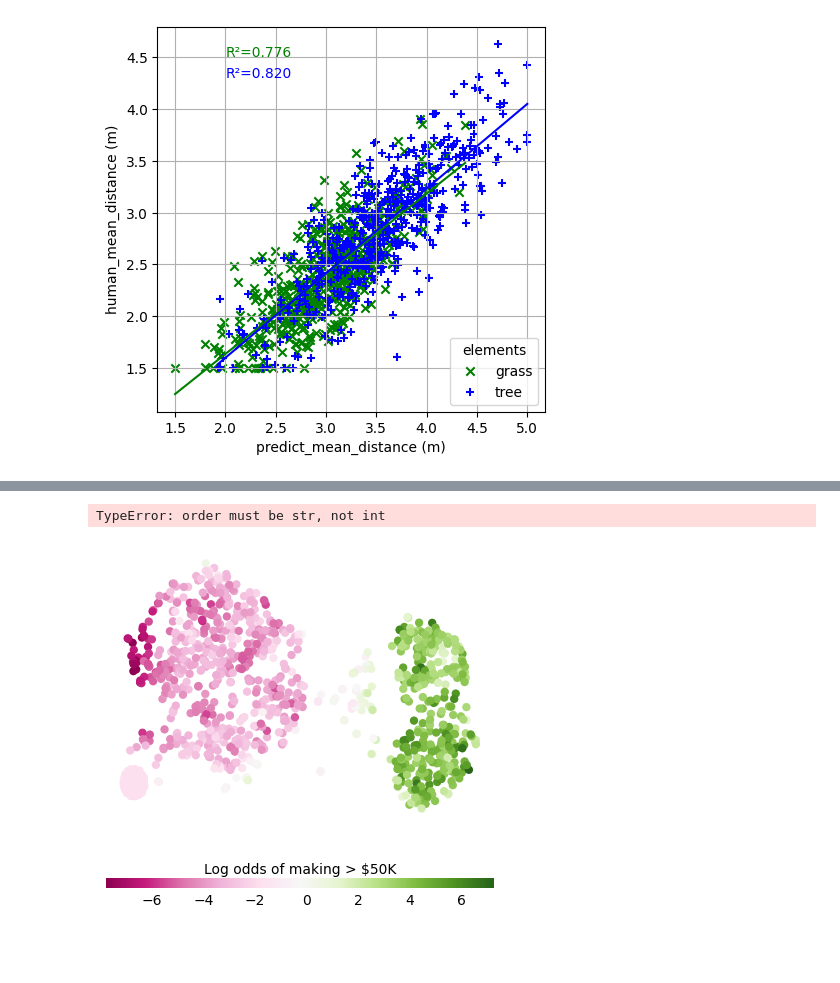
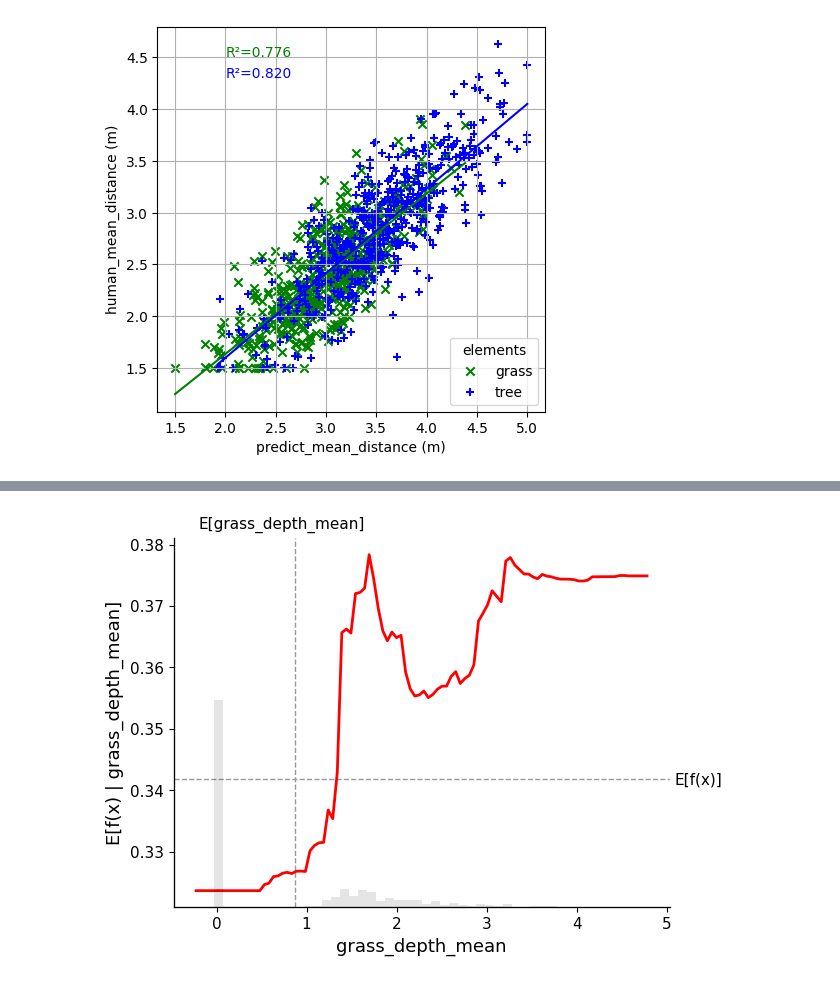
Before and after one commit to MMHHRR/Perception_distance, a Jupyter notebook: code/restoration_depth.ipynb, the cells around one changed output, grey strips where cells are left out. Cells and saved outputs as stored; diff of their text form; code cells hidden in the pictures; blank space fills up the shorter version.

```diff
--- a/code/restoration_depth.ipynb
+++ b/code/restoration_depth.ipynb
@@ -592,6 +637,0 @@ Type:      function
-# %%
-sns.set_style('white')
-
-import matplotlib.pyplot as plt
-shap.plots.scatter(shap_values[:, 0], color=shap_values[:, 13], cmap="RdYlGn", alpha=0.5, show=False)
-plt.savefig("D:/desk/grass_shap.png",dpi = 600,)
@@ -677,13 +637,0 @@ Type:      function
-# %%
-import seaborn as sns
-sns.set_theme()
-
-mpg = sns.load_dataset("mpg")
-sns.catplot(
-    data=mpg, x="cylinders", y="acceleration", hue="weight",
-    native_scale=True, zorder=1
-)
-sns.regplot(
-    data=mpg, x="cylinders", y="acceleration",
-    scatter=False, truncate=False, order=2, color=".2",
-)
@@ -693,4 +637,0 @@ sns.regplot(
-# %%
-shap.dependence_plot(4, shap_values[:,1], X, cmap="PiYG")
-# %% [output]
-TypeError: order must be str, not int
@@ -703,22 +638,24 @@ shap_embedded = TSNE(n_components=2, perplexity=50).fit_transform(shap_values[:1
-# %%
-import matplotlib.pylab as pl
-
-f = pl.figure(figsize=(5, 5))
-pl.scatter(
-    shap_embedded[:, 0],
-    shap_embedded[:, 1],
-    c=shap_values[:1000, :].sum(1).astype(np.float64),
-    linewidth=0,
-    alpha=1.0,
-    cmap='PiYG',
-)
-
-cb = pl.colorbar(label="Log odds of making > $50K", aspect=40, orientation="horizontal")
-cb.set_alpha(1)
-cb.outline.set_linewidth(0)
-cb.ax.tick_params("x", length=0)
-cb.ax.xaxis.set_label_position("top")
-pl.gca().axis("off")
-pl.show()
-# %% [output]
-[figure, removed]
+# %%
+# 首先定义一个包装函数来处理预测
+def model_predict(X):
+    dmatrix = xgb.DMatrix(X, feature_names=feature_names)
+    return mybooster.predict(dmatrix)
+
+original_blue_rgb = shap.plots._partial_dependence.blue_rgb
+shap.plots._partial_dependence.blue_rgb = '#FF0000'  # 或其他颜色
+
+shap.plots.partial_dependence(
+    ind=0,
+    model=model_predict,
+    data=X_train,
+    feature_names=feature_names,
+    ice=False,
+    model_expected_value=True,
+    feature_expected_value=True,
+    show=False,
+    pd_linewidth=2
+)
+
+shap.plots._partial_dependence.blue_rgb = original_blue_rgb
+# %% [output]
+[figure, added]
```
Also changed, not shown: parts of 53 cells of this notebook.
